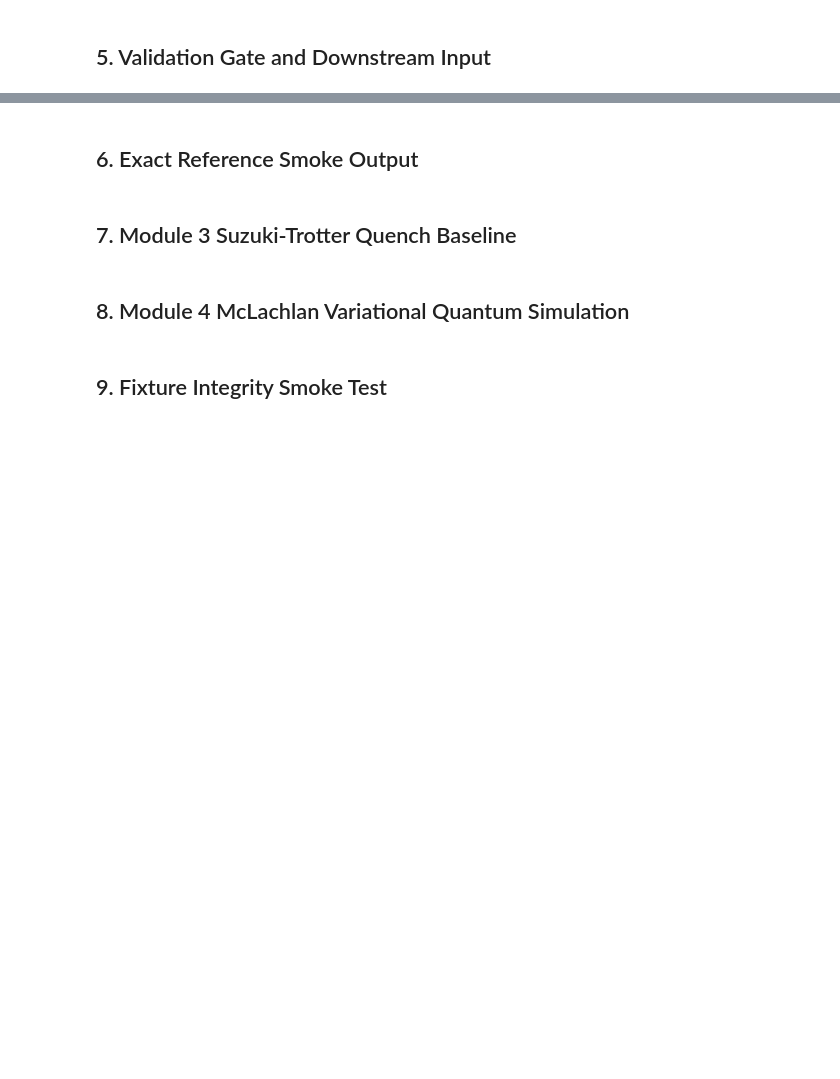
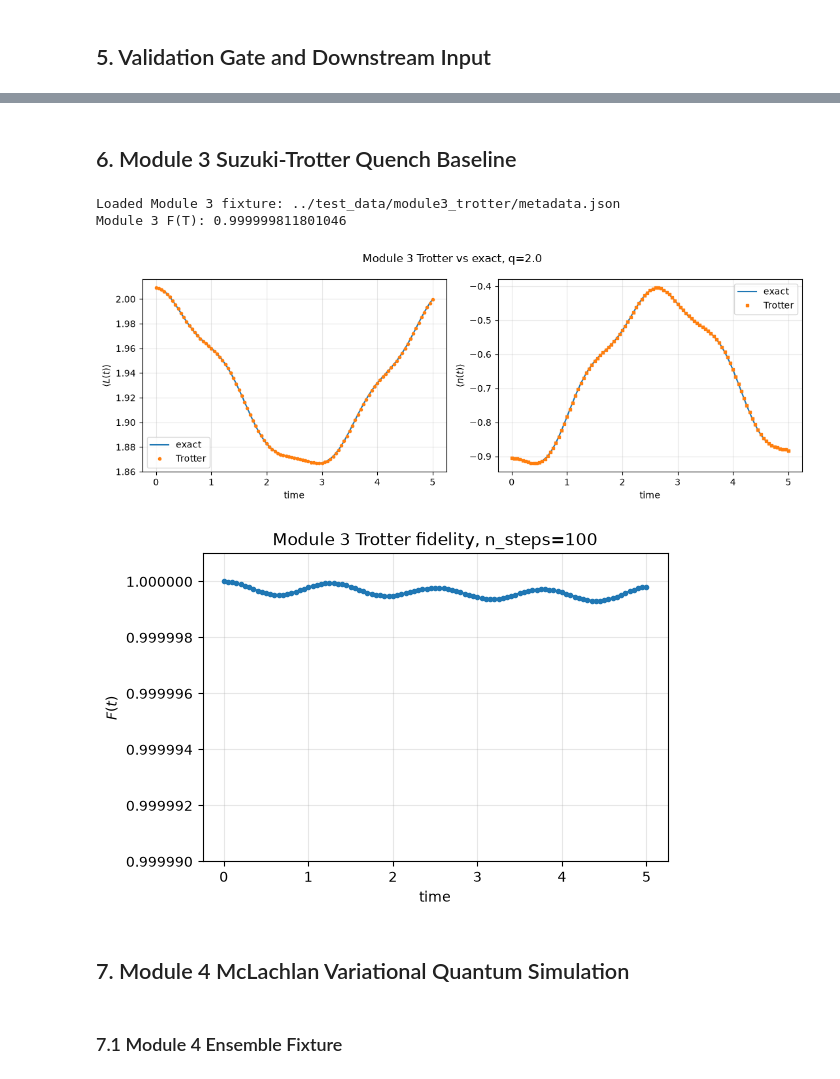
Before and after one commit to Renoir-J/235_Final_Project, a Jupyter notebook: code/main_skeleton.ipynb, the cells around one changed output, grey strips where cells are left out. Drawn from its saved outputs; the diff is of its cells as text; code cells hidden in the pictures; blank space fills up the shorter version.

```diff
--- a/code/main_skeleton.ipynb
+++ b/code/main_skeleton.ipynb
@@ -16,17 +16,26 @@ import sys
 import numpy as onp
 import matplotlib.pyplot as plt
 
-cwd = Path.cwd()
-if (cwd / "module1_vqe.py").exists():
-    CODE_DIR = cwd
-elif (cwd / "code" / "module1_vqe.py").exists():
-    CODE_DIR = cwd / "code"
+PATH_CANDIDATES = (
+    (Path("."), Path("..")),
+    (Path("code"), Path(".")),
+    (Path("235_Final_Project") / "code", Path("235_Final_Project")),
+)
+for code_dir, project_root in PATH_CANDIDATES:
+    if (code_dir / "module1_vqe.py").exists():
+        CODE_DIR = code_dir
+        PROJECT_ROOT = project_root
+        break
 else:
-    CODE_DIR = Path("235_Final_Project") / "code"
-PROJECT_ROOT = CODE_DIR.parent
+    raise FileNotFoundError("Could not find code/module1_vqe.py from the current notebook directory.")
+
 TEST_DATA_ROOT = PROJECT_ROOT / "test_data"
 if str(CODE_DIR) not in sys.path:
     sys.path.insert(0, str(CODE_DIR))
+
+def display_path(path):
+    return Path(path).as_posix()
+
 
 import schwinger_core as core_lib
 import module1_vqe as module1_lib
@@ -40,10 +49,9 @@ module3_lib = importlib.reload(module3_lib)
 module4_lib = importlib.reload(module4_lib)
 
 from schwinger_core import compute_observables, exact_time_evolution, state_fidelity
-from module1_vqe import Module1Config, module1_acceptance_passed, run_module1_from_config, run_vqe
+from module1_vqe import Module1Config, module1_acceptance_passed, run_module1_from_config, run_vqe, run_vqe_restart_ensemble
 from module2_quench import Module2Config, module2_acceptance_passed, run_module2_from_config
 from module3_trotter import Module3Config, module3_acceptance_passed, run_module3_from_config
-from module4_mclachlan_vqs import Module4Config, module4_acceptance_passed, run_module4_from_config
 # %% [markdown]
 ## 2. Project Configuration
 
@@ -160,14 +169,14 @@ if USE_TEST_DATA_INPUT and MODULE1_METADATA_PATH.exists() and MODULE2_METADATA_P
     module2_metadata, module2_arrays = load_module_test_data("module2_quench")
     module1_config = Module1Config(**module1_metadata["config"])
     module2_config = Module2Config(**module2_metadata["config"])
-    print("Loaded Module 1 fixture:", MODULE1_METADATA_PATH)
-    print("Loaded Module 2 fixture:", MODULE2_METADATA_PATH)
+    print("Loaded Module 1 fixture:", display_path(MODULE1_METADATA_PATH))
+    print("Loaded Module 2 fixture:", display_path(MODULE2_METADATA_PATH))
 else:
     module1_config = make_module1_config(ACTIVE_VQE_CONFIG)
     module1_result = run_module1_from_config(module1_config)
     module1_metadata = {
         "schema_version": 2, "module": "module1_vqe",
-        "description": "VQE q=0 ground-state fixture for smoke tests.",
+        "description": "VQE q=0 ground-state fixture.",
         "source_paper": "Nagano, Bapat, Bauer, arXiv:2302.10933",
         "config": module1_result.config.to_dict(), "validation": module1_result.validation,
         "vqe": {"best_energy": module1_result.vqe.best_energy, "adam_energy": module1_result.vqe.adam_energy,
@@ -186,7 +195,7 @@ else:
     module2_result = run_module2_from_config(module2_config, module1_result.vqe.theta_opt)
     module2_metadata = {
         "schema_version": 2, "module": "module2_quench",
-        "description": "q=0 to q=2 quench-ready fixture for smoke tests.",
+        "description": "q=0 to q=2 quench-ready fixture.",
         "source_paper": "Nagano, Bapat, Bauer, arXiv:2302.10933",
         "config": module2_result.config.to_dict(), "validation": module2_result.validation,
         "quench": {"initial_energy_q0": module2_result.quench.initial_energy_q0,
@@ -253,2 +277,0 @@ for key, value in module2_downstream_input.items():
-# %% [markdown]
-## 6. Exact Reference Smoke Output
@@ -262,10 +278,10 @@ print("Final smoke observables:", exact_reference_observables[-1])
 # %% [markdown]
-## 7. Module 3 Suzuki-Trotter Quench Baseline
+## 6. Module 3 Suzuki-Trotter Quench Baseline
 # %%
 module3_psi_0 = onp.asarray(module2_downstream_input["psi_0"], dtype=complex)
 if USE_TEST_DATA_INPUT and MODULE3_METADATA_PATH.exists() and not REGENERATE_TEST_DATA:
     module3_metadata, module3_arrays = load_module_test_data("module3_trotter")
-    print("Loaded Module 3 fixture:", MODULE3_METADATA_PATH)
+    print("Loaded Module 3 fixture:", display_path(MODULE3_METADATA_PATH))
 else:
     module3_config = make_module3_config()
     module3_result = run_module3_from_config(module3_config, module3_psi_0)
@@ -291,24 +307,29 @@ else:
     module3_arrays = onp.load(MODULE3_ARRAYS_PATH, allow_pickle=False)
 print("Module 3 F(T):", module3_metadata["validation"]["final_fidelity"])
 assert module3_acceptance_passed(module3_metadata["validation"])
+# %% [output]
+Loaded Module 3 fixture: ../test_data/module3_trotter/metadata.json
+Module 3 F(T): 0.999999811801046
 # %%
 m3_times = module3_arrays["times"]
 fig, axes = plt.subplots(1, 2, figsize=(11, 4))
 axes[0].plot(m3_times, module3_arrays["exact_electric_field"], "-", label="exact")
 axes[0].plot(m3_times, module3_arrays["trotter_electric_field"], "o", ms=3, label="Trotter")
-axes[0].set_xlabel("time"); axes[0].set_ylabel(r"$\langle L(t)
-angle$"); axes[0].grid(True, alpha=0.3); axes[0].legend()
+axes[0].set_xlabel("time"); axes[0].set_ylabel(r"$\langle L(t)\rangle$");
+axes[0].grid(True, alpha=0.3); axes[0].legend()
 axes[1].plot(m3_times, module3_arrays["exact_chiral_condensate"], "-", label="exact")
 axes[1].plot(m3_times, module3_arrays["trotter_chiral_condensate"], "s", ms=3, label="Trotter")
-axes[1].set_xlabel("time"); axes[1].set_ylabel(r"$\langle n(t)
-angle$"); axes[1].grid(True, alpha=0.3); axes[1].legend()
+axes[1].set_xlabel("time"); axes[1].set_ylabel(r"$\langle n(t)\rangle$"); axes[1].grid(True, alpha=0.3); axes[1].legend()
 fig.suptitle(f"Module 3 Trotter vs exact, q={module3_metadata['config']['q_final']}")
 fig.tight_layout(); plt.show()
 
 plt.figure(figsize=(6, 4))
 plt.plot(m3_times, module3_arrays["fidelity"], "-o", ms=3)
 plt.xlabel("time"); plt.ylabel(r"$F(t)$")
 plt.title(f"Module 3 Trotter fidelity, n_steps={module3_metadata['config']['n_steps']}")
 plt.grid(True, alpha=0.3); plt.ticklabel_format(axis="y", style="plain", useOffset=False); plt.ylim(0.99999, 1.000001); plt.show()
+# %% [output]
+[figure, added]
+[figure, added]
 # %% [markdown]
-## 8. Module 4 McLachlan Variational Quantum Simulation
+## 7. Module 4 McLachlan Variational Quantum Simulation
@@ -367,2 +335,0 @@ plt.grid(True, alpha=0.3); plt.ylim(top=1.001); plt.legend(); plt.show()
-# %% [markdown]
-## 9. Fixture Integrity Smoke Test
@@ -374,0 +336,2 @@ for module_name in ["module1_vqe", "module2_quench", "module3_trotter", "module4
+# %% [markdown]
+### 7.1 Module 4 Ensemble Fixture
```
Also changed, not shown: parts of 18 cells of this notebook, 6 other files.
